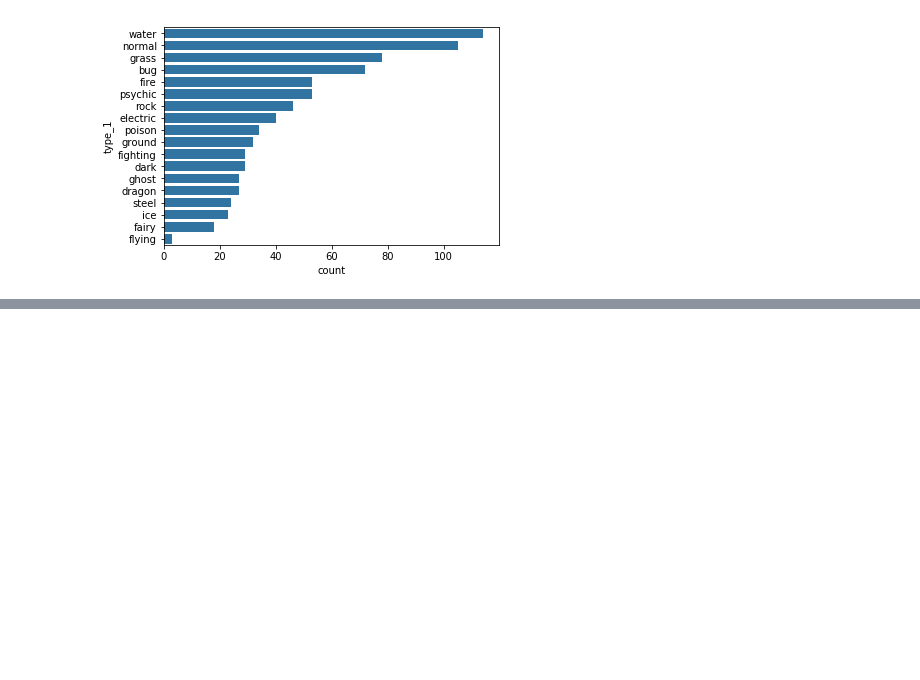
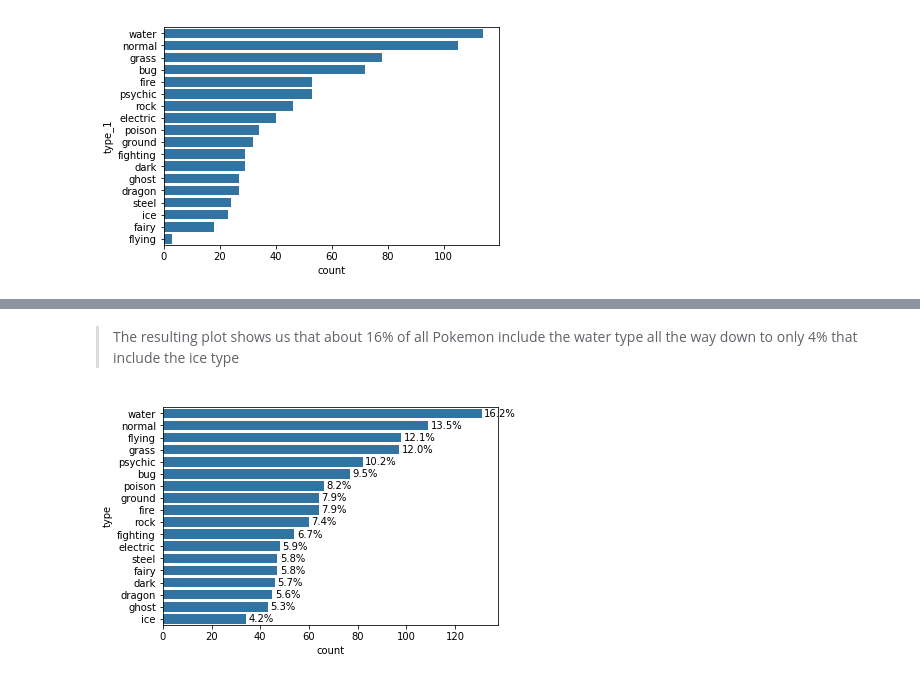
Before and after one commit to iRaied/Project_5_3_Pokemon, a Jupyter notebook: pokemon.ipynb, the cells around one changed output, grey strips where cells are left out. Saved outputs shown, nothing was run; the diff lists cells and outputs as text; code cells hidden in the pictures; blank space fills up the shorter version.

```diff
--- a/pokemon.ipynb
+++ b/pokemon.ipynb
@@ -125,0 +204,2 @@ sb.countplot(data = pokemon, y = 'type_1', color = base_color, order = type_orde
+# %% [markdown]
+> The resulting plot shows us that about 16% of all Pokemon include the water type all the way down to only 4% that include the ice type
@@ -125,0 +209,16 @@ sb.countplot(data = pokemon, y = 'type_1', color = base_color, order = type_orde
+# %%
+base_color = sb.color_palette()[0]
+sb.countplot(data = pkmn_types, y = 'type', color = base_color, order = type_order);
+
+# We use a loop to place text elements one by one
+# The first argument to the txet function is the X position just after the end of the bar
+# The second argument is the Y position which starts at 0 and increments with the loop
+# The third argument is the string to be printed, the percentage
+# Finally, I am going to an optional parameter va, to center the vertical alignment of text on each bar
+
+for i in range(type_counts.shape[0]):
+    count = type_counts[i]
+    pct_string = '{:0.1f}%'.format(100*count/n_pokemon)
+    plt.text(count+1, i, pct_string, va = 'center');
+# %% [output]
+[figure, added]
```
Also changed, not shown: parts of 11 cells of this notebook.
